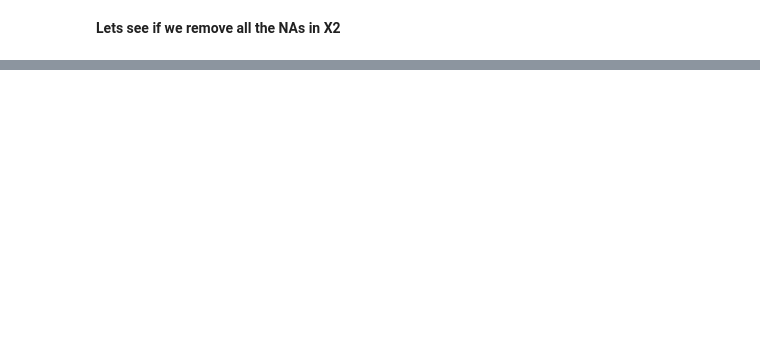
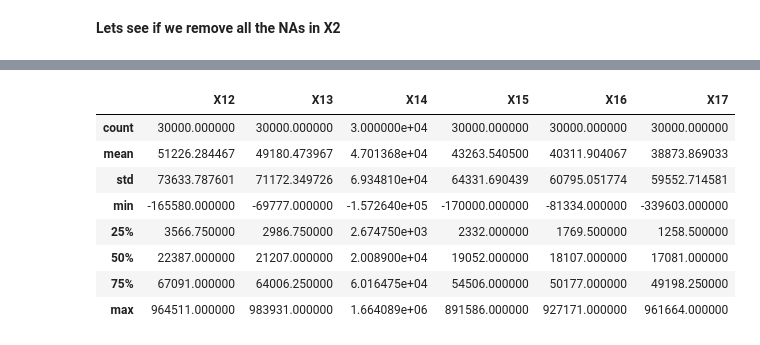
Before and after one commit to PosgradoMNA/actividades-de-aprendizaje-rafaelsangarcia, a Jupyter notebook: Semana6/Actividad/ Visualizacion_A01182780.ipynb, the cells around one changed output, grey strips where cells are left out. Saved outputs shown, nothing was run; the diff lists cells and outputs as text; code cells hidden in the pictures; blank space fills up the shorter version.

```diff
--- a/Semana6/Actividad/ Visualizacion_A01182780.ipynb
+++ b/Semana6/Actividad/ Visualizacion_A01182780.ipynb
@@ -200,0 +225,3 @@ ndf['X2'].unique().tolist()
+# %%
+ndf['X4'].replace(np.nan, 3.0, inplace=True )
+ndf['X4'].replace(0, 3.0, inplace=True )
@@ -200,0 +419,12 @@ ndf['X2'].unique().tolist()
+# %%
+ndf[['X12','X13','X14','X15','X16','X17']].describe()
+# %% [output]
+|  | X12 | X13 | X14 | X15 | X16 | X17 |
+| count | 30000.000000 | 30000.000000 | 3.000000e+04 | 30000.000000 | 30000.000000 | 30000.000000 |
+| mean | 51226.284467 | 49180.473967 | 4.701368e+04 | 43263.540500 | 40311.904067 | 38873.869033 |
+| std | 73633.787601 | 71172.349726 | 6.934810e+04 | 64331.690439 | 60795.051774 | 59552.714581 |
+| min | -165580.000000 | -69777.000000 | -1.572640e+05 | -170000.000000 | -81334.000000 | -339603.000000 |
+| 25% | 3566.750000 | 2986.750000 | 2.674750e+03 | 2332.000000 | 1769.500000 | 1258.500000 |
+| 50% | 22387.000000 | 21207.000000 | 2.008900e+04 | 19052.000000 | 18107.000000 | 17081.000000 |
+| 75% | 67091.000000 | 64006.250000 | 6.016475e+04 | 54506.000000 | 50177.000000 | 49198.250000 |
+| max | 964511.000000 | 983931.000000 | 1.664089e+06 | 891586.000000 | 927171.000000 | 961664.000000 |
```
Also changed, not shown: parts of 71 cells of this notebook.
